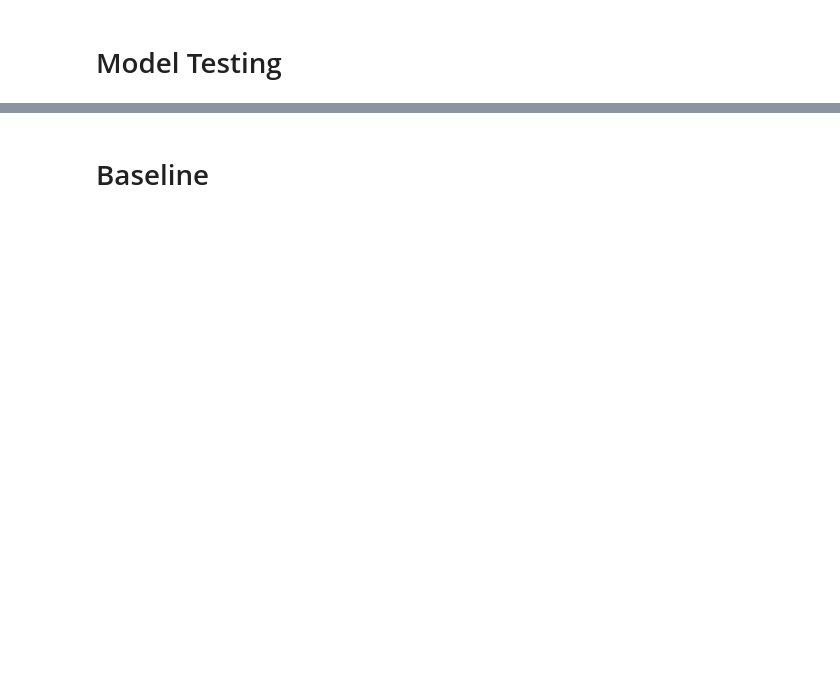
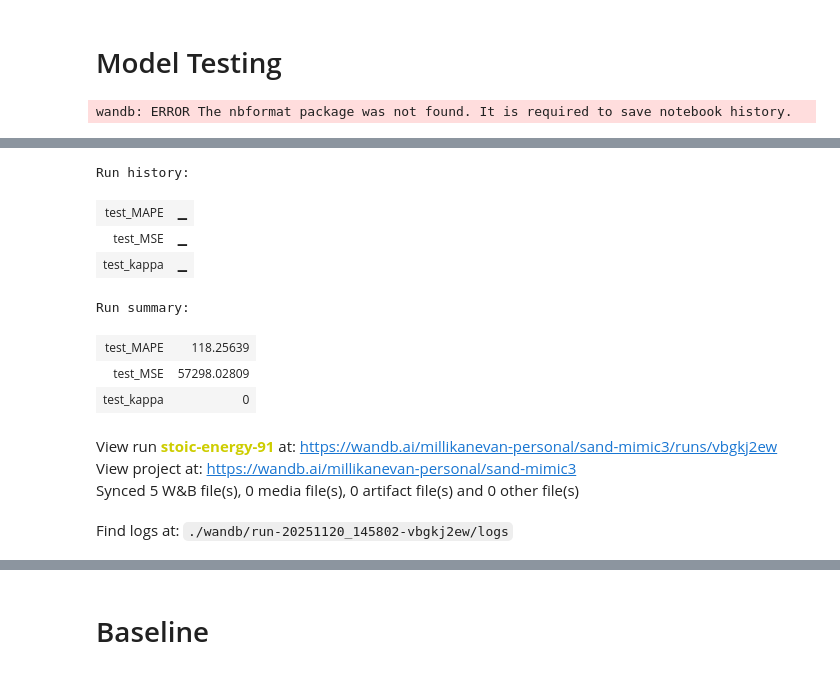
Before and after one commit to yiwei97/mimic3-sand, a Jupyter notebook: mimic3models/length_of_stay/run_sand_length_of_stay_ablation_e2e.ipynb, the cells around one changed output, grey strips where cells are left out. Cells and saved outputs as stored; diff of their text form; code cells hidden in the pictures; blank space fills up the shorter version.

```diff
--- a/mimic3models/length_of_stay/run_sand_length_of_stay_ablation_e2e.ipynb
+++ b/mimic3models/length_of_stay/run_sand_length_of_stay_ablation_e2e.ipynb
@@ -613,8 +616,6 @@ test_reader = LengthOfStayReader(
     dataset_dir=os.path.join(data_dir, 'test'),
     listfile=os.path.join(data_dir, 'test_listfile.csv')
 )
-
-test_ds = load_data(test_reader, discretizer, normalizer, 1000)
 # %% [markdown]
 # Model Training
 # %%
@@ -677,7 +750,38 @@ test_result = evaluate_model(model.model, test_loader, model.criterion)
+# %%
+N = 525912
+chunk_size = 21913
+y_true = []
+y_true_binned = []
+y_pred = []
+y_pred_binned = []
+for i in tqdm.tqdm(range(N // chunk_size)):
+    test_ds = load_data(test_reader, discretizer, normalizer, chunk_size)
+    test_loader = DataLoader(test_ds, batch_size=batch_size, shuffle=False, collate_fn=collate_fn, num_workers=2)
+    _y_true, _y_true_binned, _y_pred, _y_pred_binned = custom_evaluate_model(model.model, test_loader, model.criterion)
+    y_true.append(_y_true)
+    y_true_binned.append(_y_true_binned)
+    y_pred.append(_y_pred)
+    y_pred_binned.append(_y_pred_binned)
+
+y_true = np.concat(y_true)
+y_true_binned = np.concat(y_true_binned)
+y_pred = np.concat(y_pred)
+y_pred_binned = np.concat(y_pred_binned)
+
+# Must turn y_pred into bins
+kappa = cohen_kappa_score(y_true_binned, y_pred_binned, weights="linear")
+
+y_pred_means = [get_estimate_custom(pred_prob, 10) for pred_prob in y_pred]
+# regression metrics (same as print_metrics_regression)
+mad = mean_absolute_error(y_true, y_pred_means)
+mse = mean_squared_error(y_true, y_pred_means)
+mape = mean_absolute_percentage_error(y_true, y_pred_means)
 # %%
 model.run.log({
-    'test_kappa' : test_result['kappa'],
-    "test_MSE" : test_result['MSE'],
-    'test_MAPE' : test_result['MAPE']
+    'test_kappa' : kappa,
+    "test_MSE" : mse,
+    'test_MAPE' : mape
 })
-# model.run.finish()
+model.run.finish()
+# %% [output]
+wandb: ERROR The nbformat package was not found. It is required to save notebook history.
@@ -684,2 +789,14 @@ model.run.log({
+Run history:
+| test_MAPE | ▁ |
+| test_MSE | ▁ |
+| test_kappa | ▁ |
+Run summary:
+| test_MAPE | 118.25639 |
+| test_MSE | 57298.02809 |
+| test_kappa | 0 |
+View run stoic-energy-91 at: https://wandb.ai/millikanevan-personal/sand-mimic3/runs/vbgkj2ew
+View project at: https://wandb.ai/millikanevan-personal/sand-mimic3
+Synced 5 W&B file(s), 0 media file(s), 0 artifact file(s) and 0 other file(s)
+Find logs at: ./wandb/run-20251120_145802-vbgkj2ew/logs
 # %%
 model.save_to_file("/search-data/evan/length_of_stay_model/")
```
Also changed, not shown: parts of 8 cells of this notebook, 34 other files.
